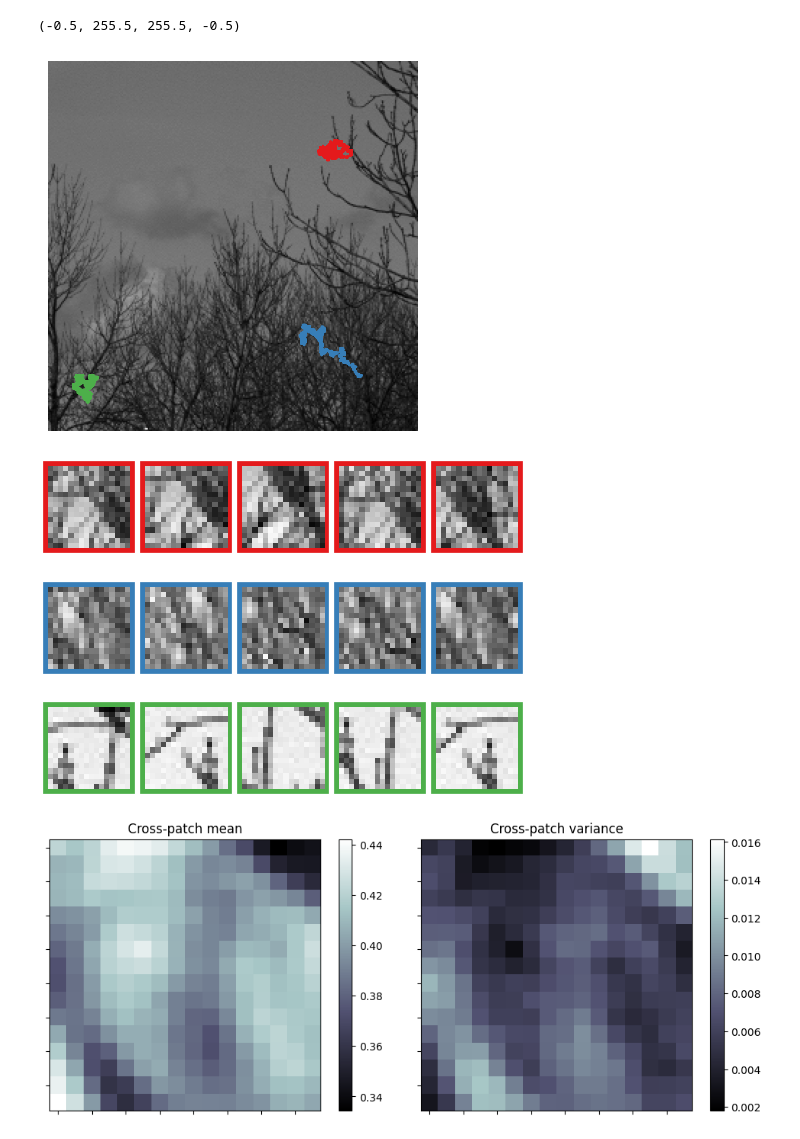
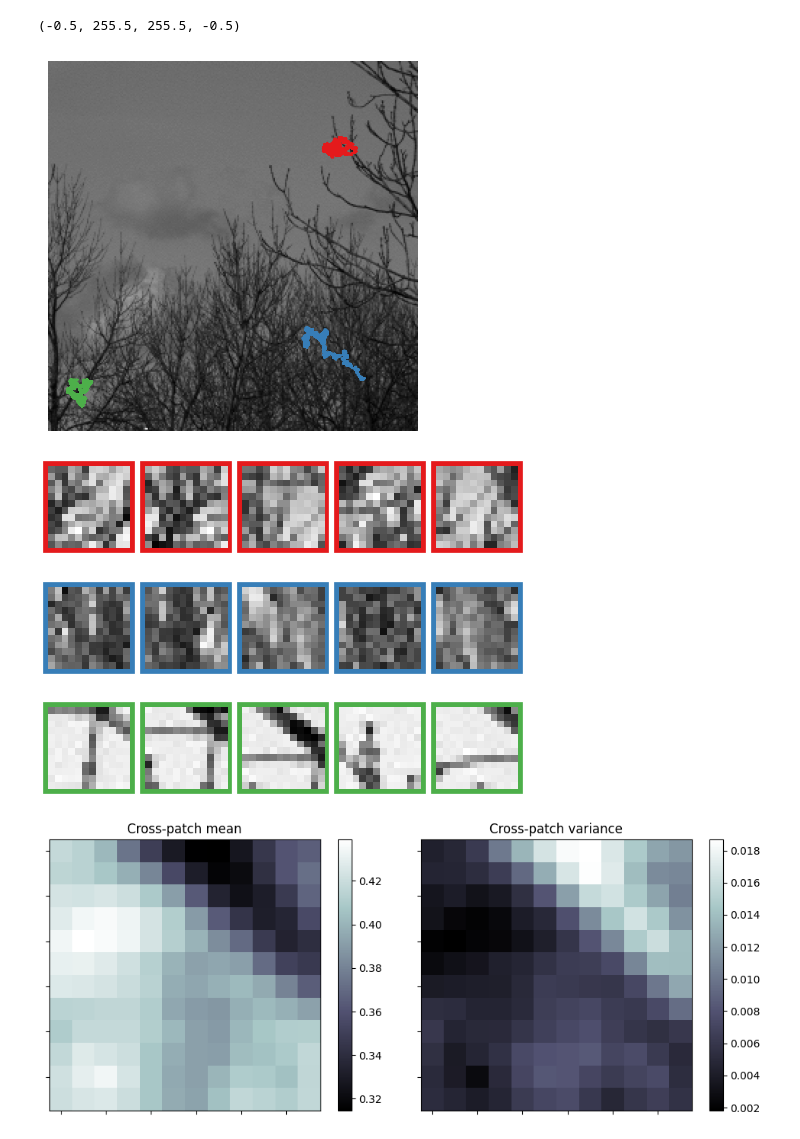
Before and after one commit to lyndond/frame_whitening, a Jupyter notebook: figures/conv2d.ipynb, the cells around one changed output. Drawn from its saved outputs; the diff is of its cells as text; code cells hidden in the pictures.

```diff
--- a/figures/conv2d.ipynb
+++ b/figures/conv2d.ipynb
@@ -24,36 +24,36 @@ img = images[4]
 # ax.imshow(img, cmap="bone")
 # ax.set(xticklabels=[], yticklabels=[]);
 # %%
-patch_h, patch_w = 16, 16
+patch_h, patch_w = 12, 12
 img_h, img_w = img.shape
 
 sigma = .1
 n_steps = 20_000
 
 fig, ax = plt.subplots(1, 1)
 im = ax.imshow(img, cmap="gray")
 # plt.colorbar(im)
 
 n_contexts = 3
 cols = sns.color_palette("Set1", n_contexts)
 
 all_contexts, walk_coords = fwd.get_contexts(img, patch_h, patch_w, n_contexts, sigma, n_steps, pad_factor=1, rng=rng)
 for idx, walk_hw in enumerate(walk_coords):
     walk_h, walk_w = walk_hw[:, 0], walk_hw[:, 1]
     ax.plot(walk_h, walk_w, color=cols[idx])
 ax.axis("off")
 # ax.set(xticklabels=[], yticklabels=[], xlim=(), ylim=());
 # %% [output]
 (-0.5, 255.5, 255.5, -0.5)
-[figure, old version]
+[figure, new version]
 # %%
 fwd.plot_context_samples(all_contexts, 5, "gray", "Set1", True);
 # %% [output]
-[figure, old version]
+[figure, new version]
 # %%
 fwd.plot_patch_stats(all_contexts[2])
 # %% [output]
-[figure, old version]
+[figure, new version]
 # %%
 X = all_contexts[2]
 X0 = X.reshape(n_steps, -1)
```
Also changed, not shown: parts of 4 cells of this notebook, 5 other files.
